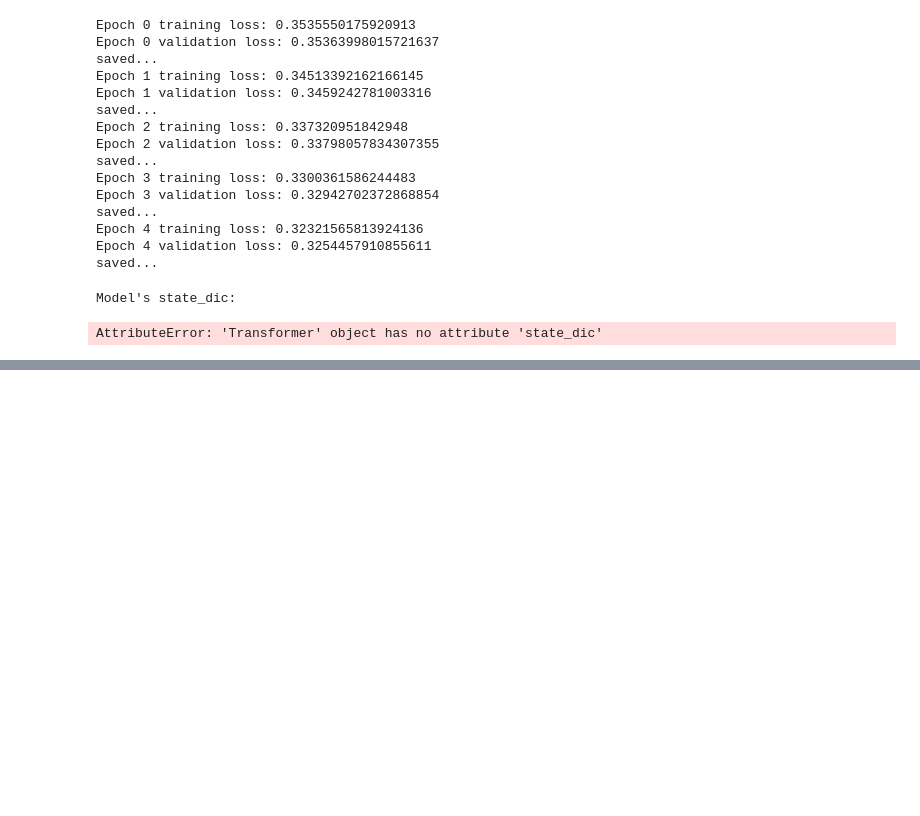
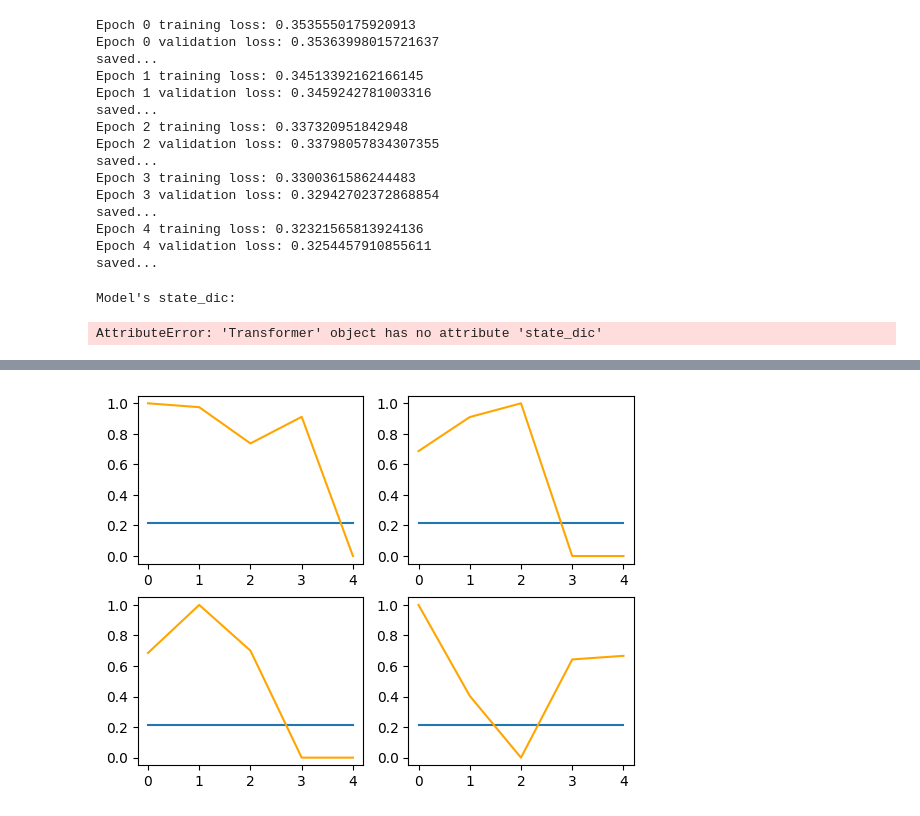
Before and after one commit to jadenseangmany/ece176-final-project, a Jupyter notebook: final-project/final-project_pytorch.ipynb, the cells around one changed output, grey strips where cells are left out. Drawn from its saved outputs; the diff is of its cells as text; code cells hidden in the pictures; blank space fills up the shorter version.

Commit message:
plotting works, but bug w prediction

```diff
--- a/final-project/final-project_pytorch.ipynb
+++ b/final-project/final-project_pytorch.ipynb
@@ -378,4 +378,7 @@ for x_batch, y_batch in test_loader:
     counter += 1
 val_loss = val_loss/counter
 print(f'Test loss: {val_loss}')
+
+truth_plot_data = truth_plot_data.cpu()
+pred_plot_data = pred_plot_data.cpu()
 # %% [output]
@@ -382,0 +386,15 @@ TypeError: expected Tensor as element 1 in argument 0, but got float
+# %%
+#truth_plot_data.shape
+x_count = 2
+y_count = 2
+fig, axs = plt.subplots(x_count, y_count)
+
+count = 0
+for a in range(x_count):
+    for b in range(y_count):
+        axs[a, b].plot(truth_plot_data[count])
+        axs[a, b].plot(pred_plot_data[count], 'orange')
+        axs[a, b].legend()
+        count = count + 1
+# %% [output]
+[figure, added]
```
Also changed, not shown: parts of 2 cells of this notebook.
